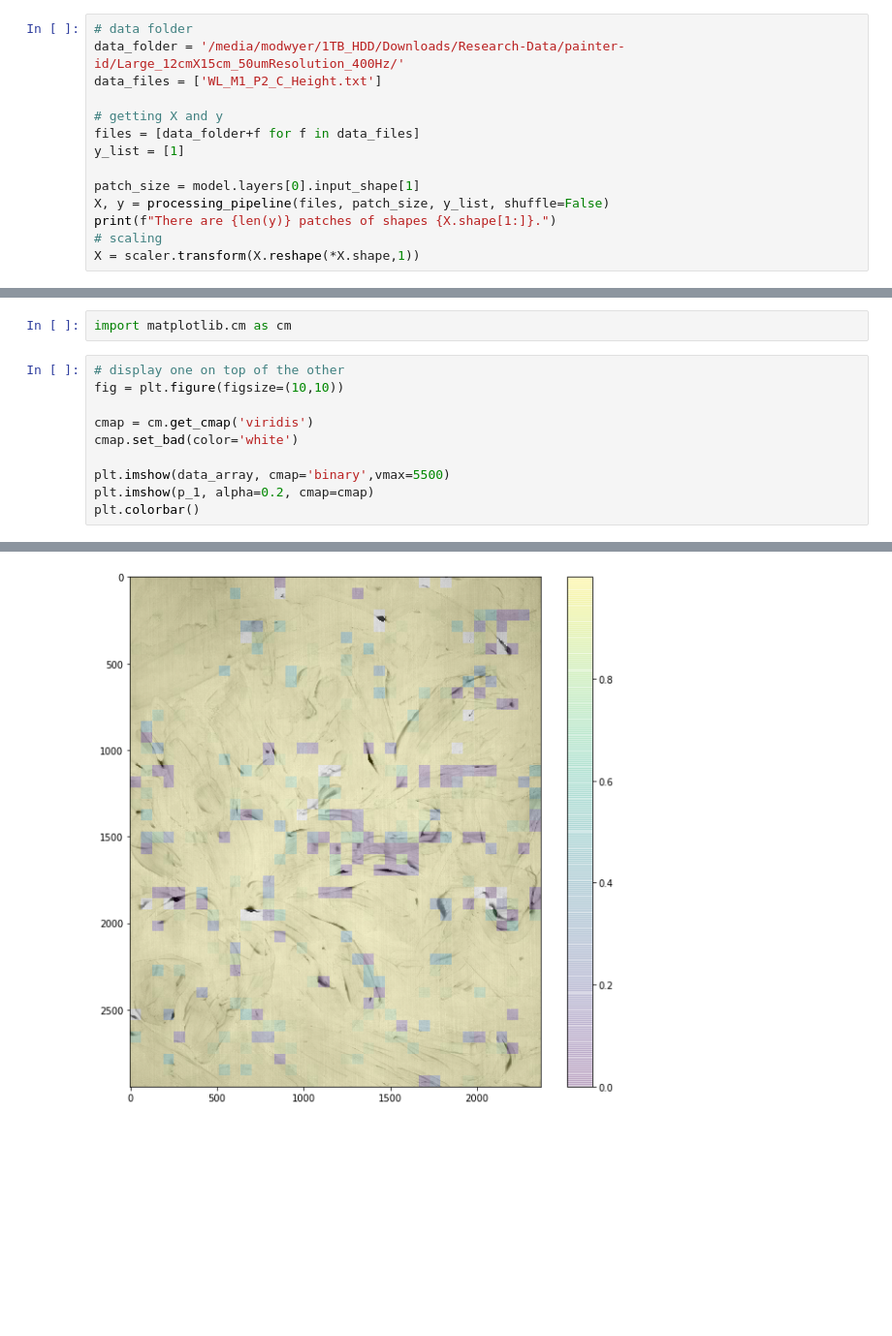
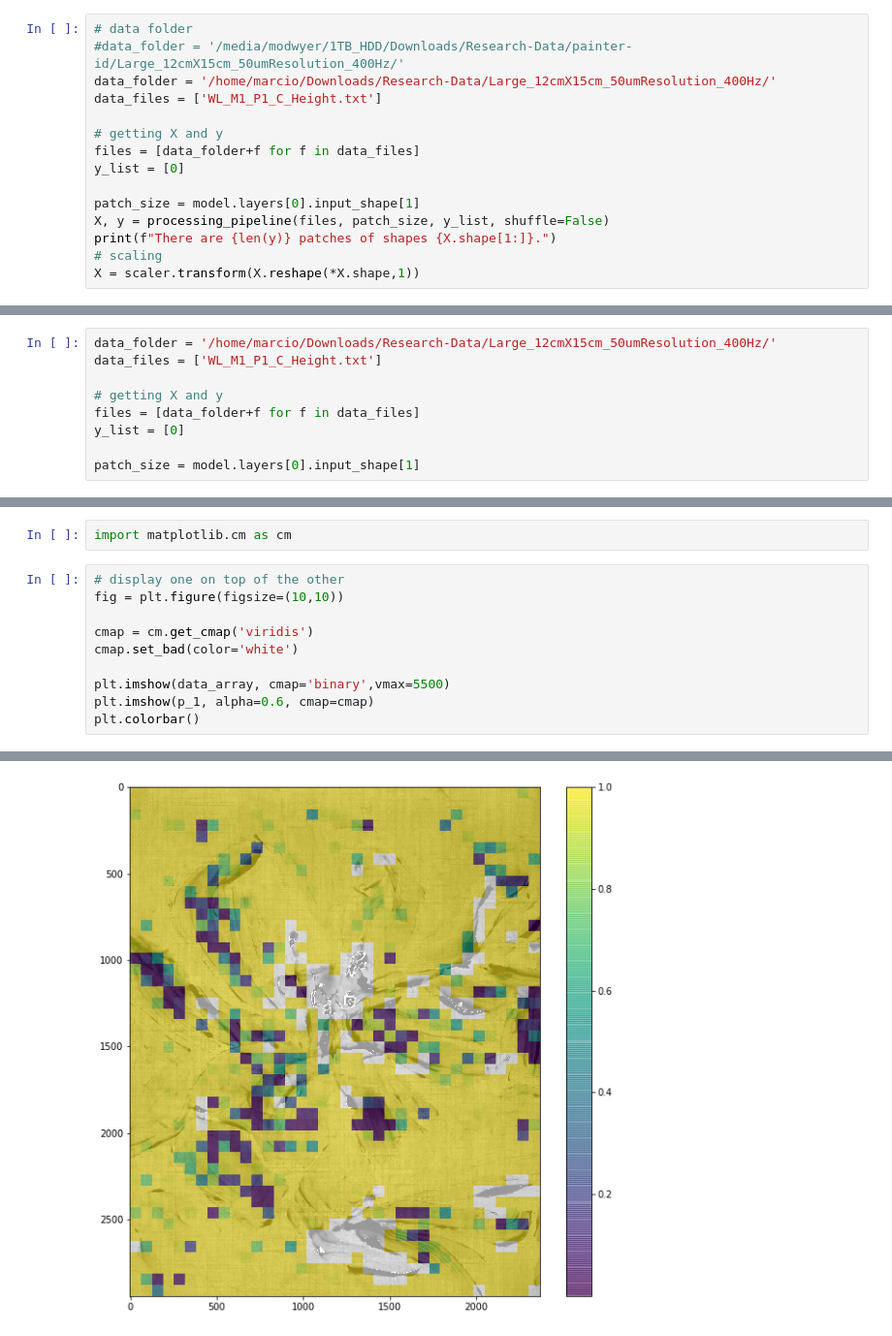
Before and after one commit to modw/painter-id, a Jupyter notebook: Visualizing network.ipynb, the cells around one changed output, grey strips where cells are left out. Shown at 97% size. Cells and saved outputs as stored; diff of their text form; blank space fills up the shorter version.

Commit message:
new take on heatmap viz

```diff
--- a/Visualizing network.ipynb
+++ b/Visualizing network.ipynb
@@ -50,12 +52,13 @@ _________________________________________________________________
 ### Importing data and processing for viz
 # %%
 # data folder
-data_folder = '/media/modwyer/1TB_HDD/Downloads/Research-Data/painter-id/Large_12cmX15cm_50umResolution_400Hz/'
-data_files = ['WL_M1_P2_C_Height.txt']
+#data_folder = '/media/modwyer/1TB_HDD/Downloads/Research-Data/painter-id/Large_12cmX15cm_50umResolution_400Hz/'
+data_folder = '/home/marcio/Downloads/Research-Data/Large_12cmX15cm_50umResolution_400Hz/'
+data_files = ['WL_M1_P1_C_Height.txt']
 
 # getting X and y
 files = [data_folder+f for f in data_files]
-y_list = [1]
+y_list = [0]
 
 patch_size = model.layers[0].input_shape[1]
 X, y = processing_pipeline(files, patch_size, y_list, shuffle=False)
@@ -176,6 +179,15 @@ The steps to getting the probabilities for each patch:
 - Use model on X to get probabilities. Now you have a probability for each patch.
 - Reshape the array of probabilities to match input image and deal with trimming.
 - Plot.
+# %%
+data_folder = '/home/marcio/Downloads/Research-Data/Large_12cmX15cm_50umResolution_400Hz/'
+data_files = ['WL_M1_P1_C_Height.txt']
+
+# getting X and y
+files = [data_folder+f for f in data_files]
+y_list = [0]
+
+patch_size = model.layers[0].input_shape[1]
 # %%
 # importing without dropping nans now so we can have the whole painting
 X, y = processing_pipeline(files, patch_size, y_list, shuffle=False, dropna=False)
@@ -214,13 +226,13 @@ import matplotlib.cm as cm
 # %%
 # display one on top of the other
 fig = plt.figure(figsize=(10,10))
 
 cmap = cm.get_cmap('viridis')
 cmap.set_bad(color='white')
 
 plt.imshow(data_array, cmap='binary',vmax=5500)
-plt.imshow(p_1, alpha=0.2, cmap=cmap)
+plt.imshow(p_1, alpha=0.6, cmap=cmap)
 plt.colorbar()
 # %% [output]
 <matplotlib.colorbar.Colorbar at 0x...>
-[figure, old version]
+[figure, new version]
```
Also changed, not shown: parts of 9 cells of this notebook.
